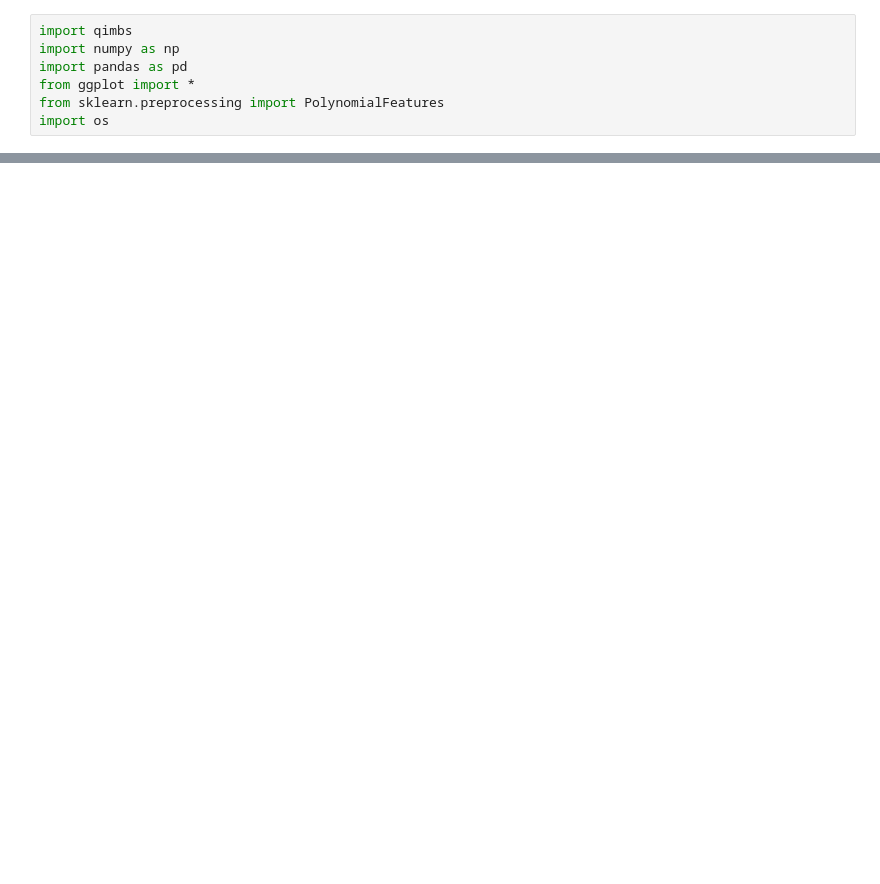
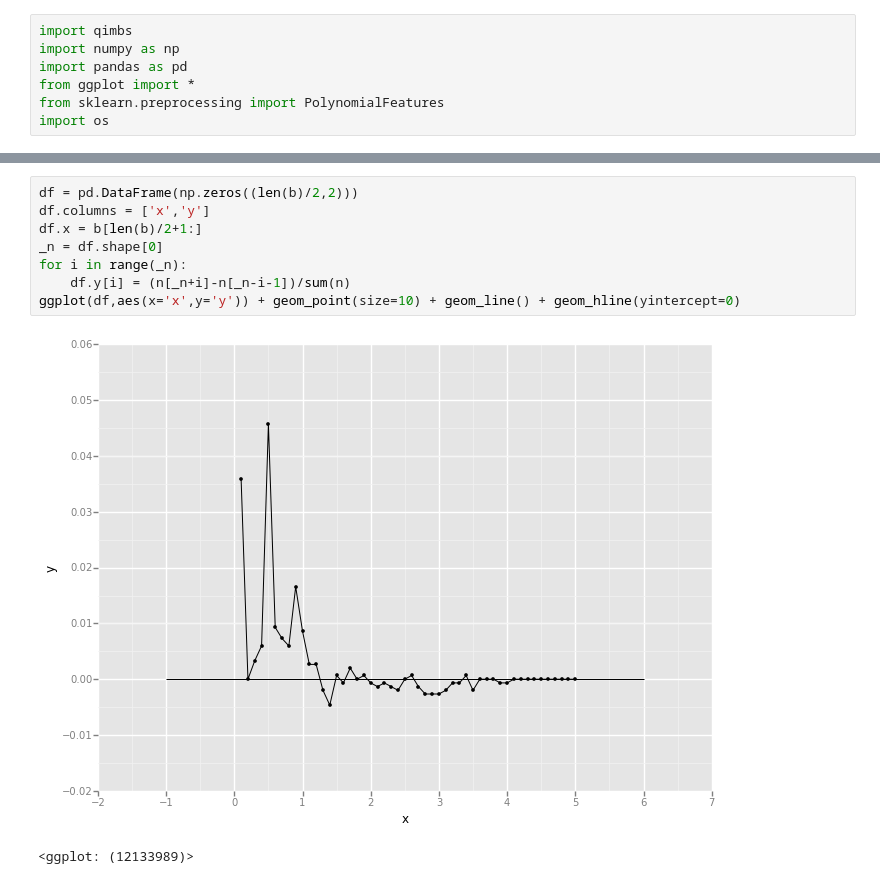
Before and after one commit to bilykigor/qimb, a Jupyter notebook: Kaggle.ipynb, the cells around one changed output, grey strips where cells are left out. Drawn from its saved outputs; the diff is of its cells as text; blank space fills up the shorter version.

```diff
--- a/Kaggle.ipynb
+++ b/Kaggle.ipynb
@@ -293,0 +329,11 @@ ggplot(trips[tripInd].features.ix[start:end,:],aes(x='acc',y='cacc')) + geom_poi
+# %%
+df = pd.DataFrame(np.zeros((len(b)/2,2)))
+df.columns = ['x','y']
+df.x = b[len(b)/2+1:]
+_n = df.shape[0]
+for i in range(_n):
+    df.y[i] = (n[_n+i]-n[_n-i-1])/sum(n)
+ggplot(df,aes(x='x',y='y')) + geom_point(size=10) + geom_line() + geom_hline(yintercept=0)
+# %% [output]
+[figure, added]
+<ggplot: (12133989)>
```
Also changed, not shown: parts of 16 cells of this notebook, 1 other file.
